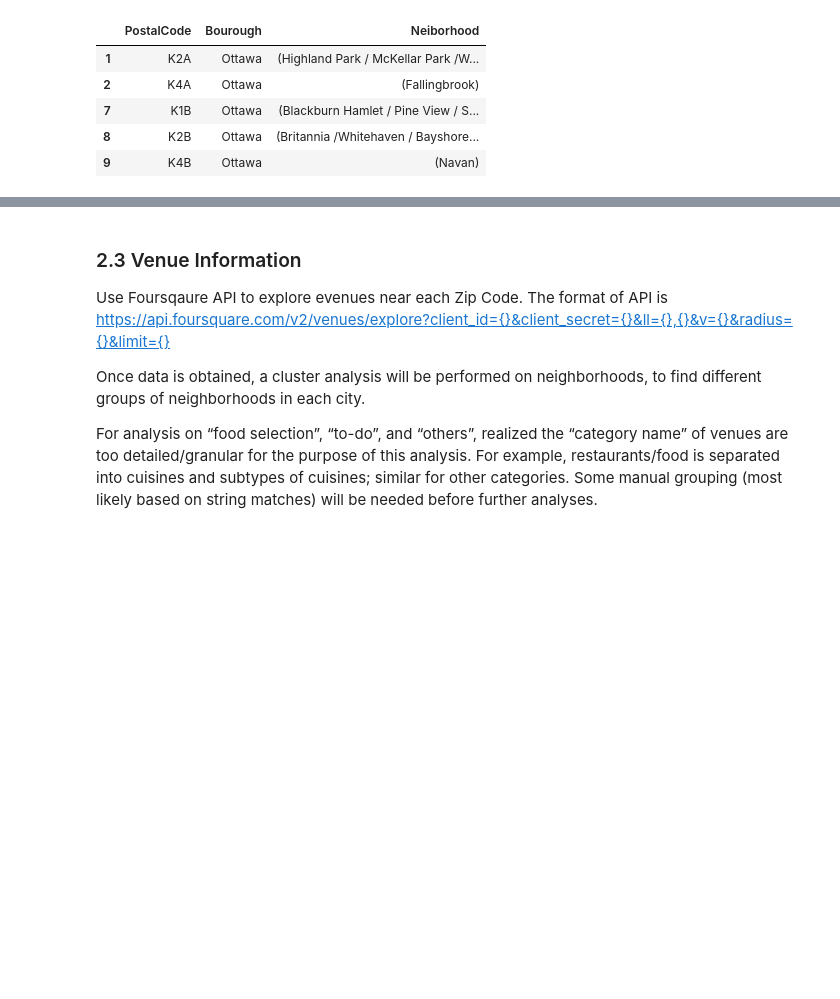
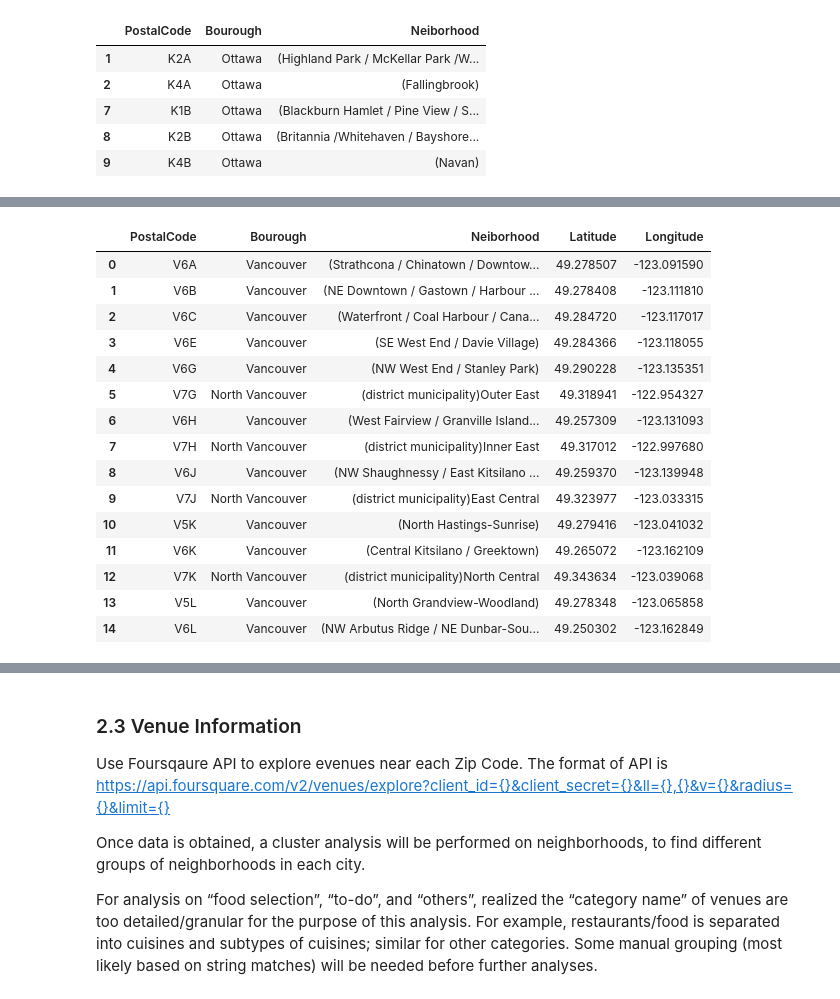
Before and after one commit to audrey-wj/Coursera_Capstone, a Jupyter notebook: Battle of Neighborhoods/Battle of Neighborhoods.ipynb, the cells around one changed output, grey strips where cells are left out. Saved outputs shown, nothing was run; the diff lists cells and outputs as text; code cells hidden in the pictures; blank space fills up the shorter version.

Commit message:
Add coordinates data

```diff
--- a/Battle of Neighborhoods/Battle of Neighborhoods.ipynb
+++ b/Battle of Neighborhoods/Battle of Neighborhoods.ipynb
@@ -218,0 +221,8 @@ for FSA starting with V and K
+# %%
+# read csv from GitHub repository: FSA starting with V
+coordinate = pd.read_csv('https://raw.githubusercontent.com/audrey-wj/Coursera_Capstone/master/Battle%20of%20Neighborhoods/Postal%20Codes_V-filtered.csv')
+# original file is at individual Postal Code level. Grouping it by FSA (first 3 digit of the Postal Code)
+fsa_v = coordinate.groupby('FSA')[['Latitude','Longitude']].mean().reset_index()
+# renaming column "FSA" to "PostalCode" so the dataframe can be merged with Neiborhood dataframe
+fsa_v.rename(columns = {'FSA':'PostalCode'}, inplace = True)
+fsa_v.head()
@@ -218,0 +249,21 @@ for FSA starting with V and K
+# %%
+# Now merge Neighborhood data with Coordinates data
+vancouver_data = pd.merge(vancouver_data, fsa_v, on = 'PostalCode', how = 'left')
+vancouver_data.head()
+# %% [output]
+|  | PostalCode | Bourough | Neiborhood | Latitude | Longitude |
+| 0 | V6A | Vancouver | (Strathcona / Chinatown / Downtow... | 49.278507 | -123.091590 |
+| 1 | V6B | Vancouver | (NE Downtown / Gastown / Harbour ... | 49.278408 | -123.111810 |
+| 2 | V6C | Vancouver | (Waterfront / Coal Harbour / Cana... | 49.284720 | -123.117017 |
+| 3 | V6E | Vancouver | (SE West End / Davie Village) | 49.284366 | -123.118055 |
+| 4 | V6G | Vancouver | (NW West End / Stanley Park) | 49.290228 | -123.135351 |
+| 5 | V7G | North Vancouver | (district municipality)Outer East | 49.318941 | -122.954327 |
+| 6 | V6H | Vancouver | (West Fairview / Granville Island... | 49.257309 | -123.131093 |
+| 7 | V7H | North Vancouver | (district municipality)Inner East | 49.317012 | -122.997680 |
+| 8 | V6J | Vancouver | (NW Shaughnessy / East Kitsilano ... | 49.259370 | -123.139948 |
+| 9 | V7J | North Vancouver | (district municipality)East Central | 49.323977 | -123.033315 |
+| 10 | V5K | Vancouver | (North Hastings-Sunrise) | 49.279416 | -123.041032 |
+| 11 | V6K | Vancouver | (Central Kitsilano / Greektown) | 49.265072 | -123.162109 |
+| 12 | V7K | North Vancouver | (district municipality)North Central | 49.343634 | -123.039068 |
+| 13 | V5L | Vancouver | (North Grandview-Woodland) | 49.278348 | -123.065858 |
+| 14 | V6L | Vancouver | (NW Arbutus Ridge / NE Dunbar-Sou... | 49.250302 | -123.162849 |
```
Also changed, not shown: parts of 4 cells of this notebook.
